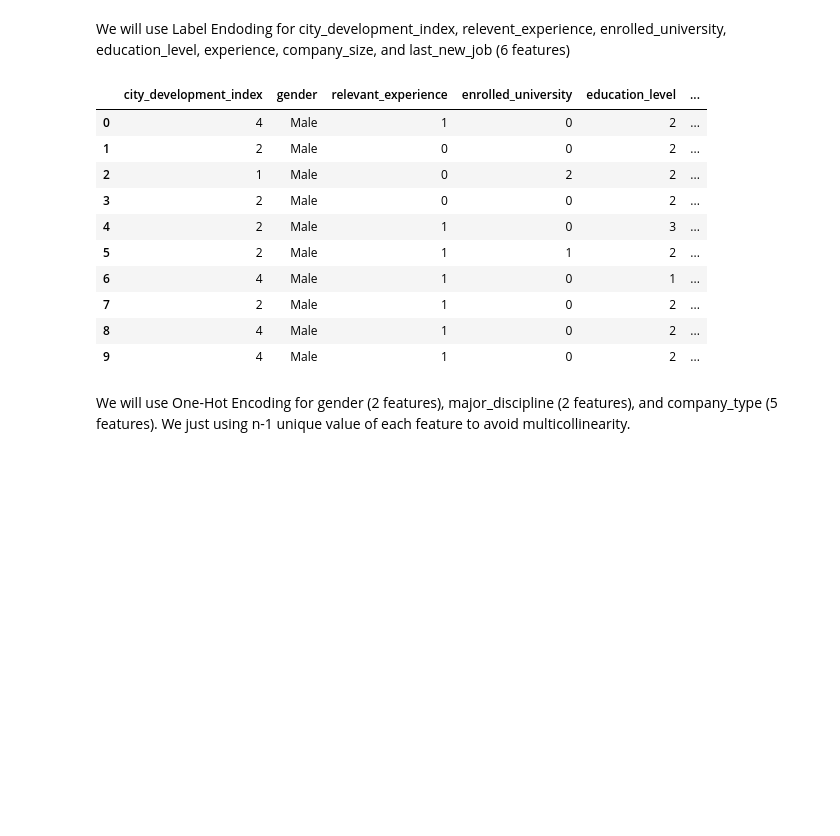
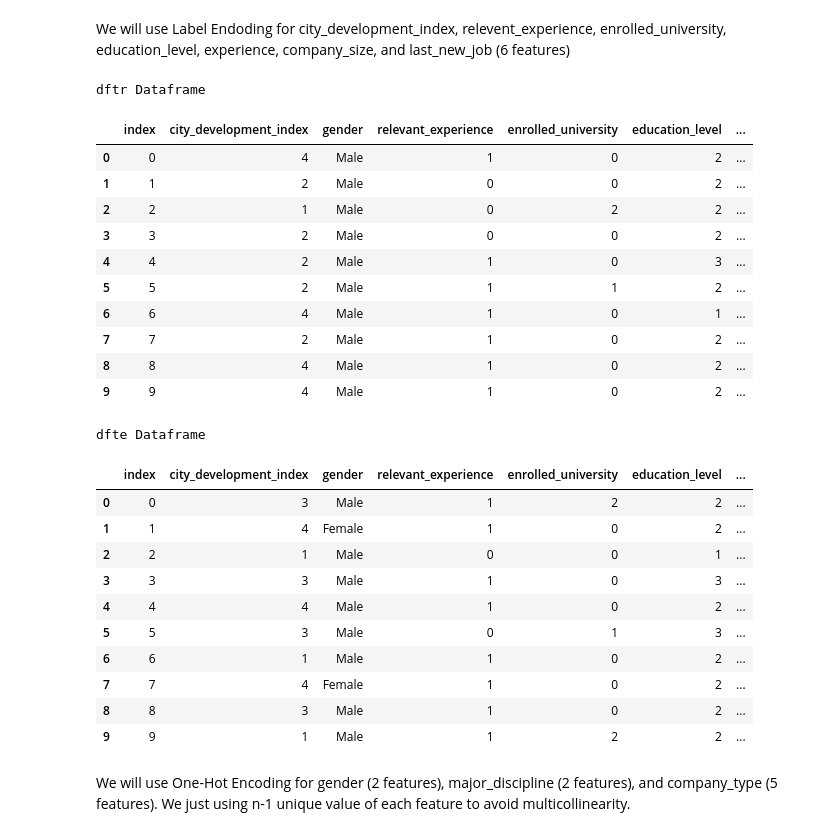
Before and after one commit to MN-Atthoriq/Data-Science-Project_HR-Analytics-Job-Change-of-Data-Scientist, a Jupyter notebook: 2_Data-Preprocessing_Stage-2.ipynb, the cells around one changed output. Cells and saved outputs as stored; diff of their text form; code cells hidden in the pictures; blank space fills up the shorter version.

```diff
--- a/2_Data-Preprocessing_Stage-2.ipynb
+++ b/2_Data-Preprocessing_Stage-2.ipynb
@@ -217,3 +362,31 @@ None
 ## D. Handle Missing Value
 # %% [markdown]
 We will using LGBMClasifier (ML model) to imputate missing data since missing value is only on categorical feature
+# %%
+# handling missing value using LGBM Classifier for dftr
+for col in [x for x in dftr.columns if dftr[x].isnull().sum() > 0]:
+    data = dftr.copy()
+    nan_ixs = np.where(data[col].isnull())[0]
+    data['is_nan'] = 0
+    data.loc[nan_ixs, 'is_nan'] = 1
+
+    X = data.drop([col], axis=1)
+    y = data[col]
+    for col2 in X.columns:
+        X[col2] = pd.factorize(X[col2], sort=True)[0]
+    data = X.join(y)
+
+    train = data[data['is_nan'] == 0]
+    test = data[data['is_nan'] == 1]
+    X_train = train.drop([col, 'is_nan'], axis=1)
+    y_train = train[col]
+    X_test = test.drop([col, 'is_nan'], axis=1)
+
+    model = LGBMClassifier()
+    model.fit(X_train, y_train)
+    y_pred = model.predict(X_test)
+
+    dftr.loc[nan_ixs, col] = y_pred
+
+display(dftr.head(10))
+print(f"Number of null values in dftr dataframe: {dftr.isnull().sum().sum()}")
@@ -220,7 +423,7 @@ We will using LGBMClasifier (ML model) to imputate missing data since missing va
 # %%
 # handling missing value using LGBM Classifier
-for col in [x for x in df.columns if df[x].isnull().sum() > 0]:
-    data = df.copy()
+for col in [x for x in dfte.columns if dfte[x].isnull().sum() > 0]:
+    data = dfte.copy()
     nan_ixs = np.where(data[col].isnull())[0]
     data['is_nan'] = 0
     data.loc[nan_ixs, 'is_nan'] = 1
@@ -241,7 +444,8 @@ for col in [x for x in df.columns if df[x].isnull().sum() > 0]:
     model.fit(X_train, y_train)
     y_pred = model.predict(X_test)
 
-    df.loc[nan_ixs, col] = y_pred
+    dfte.loc[nan_ixs, col] = y_pred
 
-df.head(10)
+display(dfte.head(10))
+print(f"Number of null values in dftr dataframe: {dfte.isnull().sum().sum()}")
 # %% [output]
@@ -280,26 +485,43 @@ We will use Label Endoding for city_development_index, relevent_experience, enro
 # %%
 # define columns for label encoding
 le_cols = ['city_development_index', 'relevant_experience','enrolled_university',
            'education_level', 'experience', 'company_size', 'last_new_job']
 
 # label encoding using pd.factorize with sort=True
 for col in le_cols:
-    df[col] = pd.factorize(df[col], sort=True)[0]
+    dftr[col] = pd.factorize(dftr[col], sort=True)[0]
+    dfte[col] = pd.factorize(dfte[col], sort=True)[0]
 
 # check data
-df.head(10)
+print("dftr Dataframe")
+display(dftr.head(10))
+print("dfte Dataframe")
+display(dfte.head(10))
 # %% [output]
+dftr Dataframe
-|  | city_development_index | gender | relevant_experience | enrolled_university | education_level | ... |
-| 0 | 4 | Male | 1 | 0 | 2 | ... |
-| 1 | 2 | Male | 0 | 0 | 2 | ... |
-| 2 | 1 | Male | 0 | 2 | 2 | ... |
-| 3 | 2 | Male | 0 | 0 | 2 | ... |
-| 4 | 2 | Male | 1 | 0 | 3 | ... |
-| 5 | 2 | Male | 1 | 1 | 2 | ... |
-| 6 | 4 | Male | 1 | 0 | 1 | ... |
-| 7 | 2 | Male | 1 | 0 | 2 | ... |
-| 8 | 4 | Male | 1 | 0 | 2 | ... |
-| 9 | 4 | Male | 1 | 0 | 2 | ... |
+|  | index | city_development_index | gender | relevant_experience | enrolled_university | education_level | ... |
+| 0 | 0 | 4 | Male | 1 | 0 | 2 | ... |
+| 1 | 1 | 2 | Male | 0 | 0 | 2 | ... |
+| 2 | 2 | 1 | Male | 0 | 2 | 2 | ... |
+| 3 | 3 | 2 | Male | 0 | 0 | 2 | ... |
+| 4 | 4 | 2 | Male | 1 | 0 | 3 | ... |
+| 5 | 5 | 2 | Male | 1 | 1 | 2 | ... |
+| 6 | 6 | 4 | Male | 1 | 0 | 1 | ... |
+| 7 | 7 | 2 | Male | 1 | 0 | 2 | ... |
+| 8 | 8 | 4 | Male | 1 | 0 | 2 | ... |
+| 9 | 9 | 4 | Male | 1 | 0 | 2 | ... |
+dfte Dataframe
+|  | index | city_development_index | gender | relevant_experience | enrolled_university | education_level | ... |
+| 0 | 0 | 3 | Male | 1 | 2 | 2 | ... |
+| 1 | 1 | 4 | Female | 1 | 0 | 2 | ... |
+| 2 | 2 | 1 | Male | 0 | 0 | 1 | ... |
+| 3 | 3 | 3 | Male | 1 | 0 | 3 | ... |
+| 4 | 4 | 4 | Male | 1 | 0 | 2 | ... |
+| 5 | 5 | 3 | Male | 0 | 1 | 3 | ... |
+| 6 | 6 | 1 | Male | 1 | 0 | 2 | ... |
+| 7 | 7 | 4 | Female | 1 | 0 | 2 | ... |
+| 8 | 8 | 3 | Male | 1 | 0 | 2 | ... |
+| 9 | 9 | 1 | Male | 1 | 2 | 2 | ... |
 # %% [markdown]
 We will use One-Hot Encoding for gender (2 features), major_discipline (2 features), and company_type (5 features). We just using n-1 unique value of each feature to avoid multicollinearity.
 # %%
```
Also changed, not shown: parts of 19 cells of this notebook, 3 other files.
